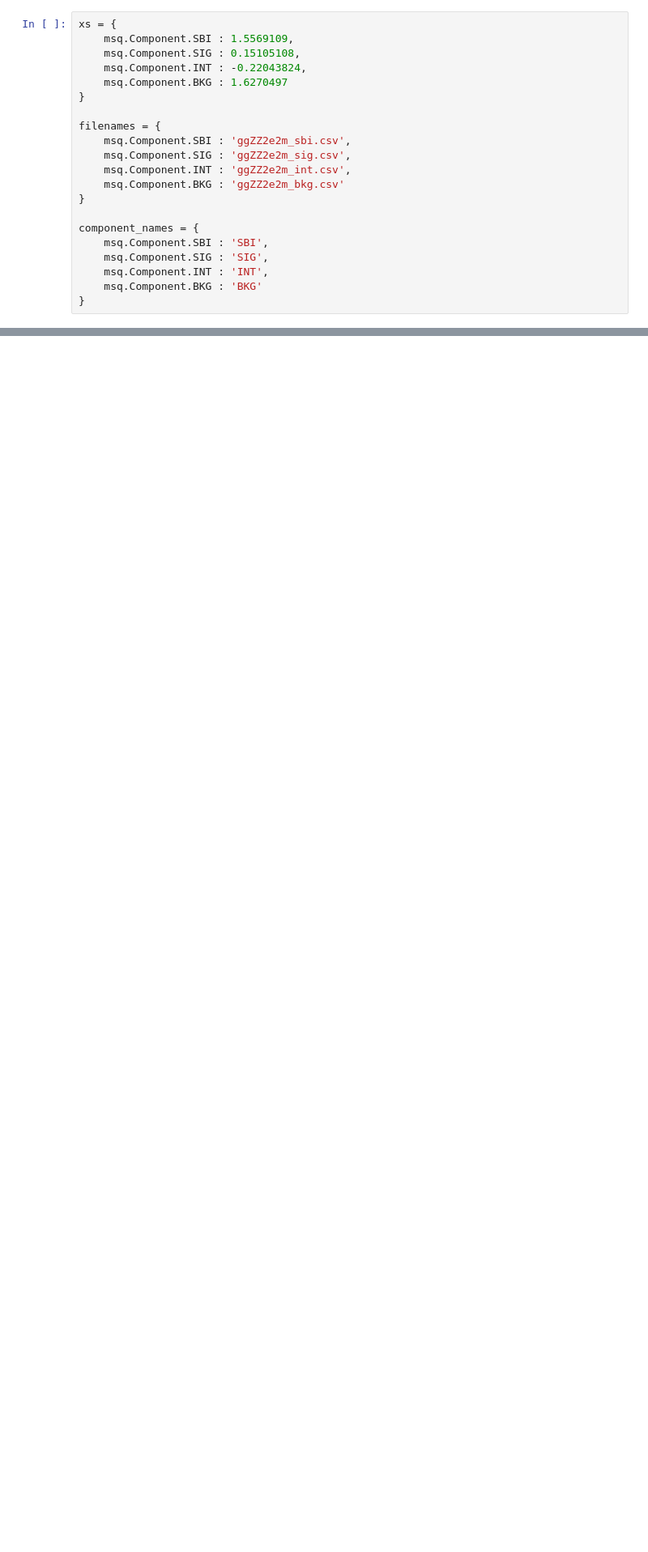
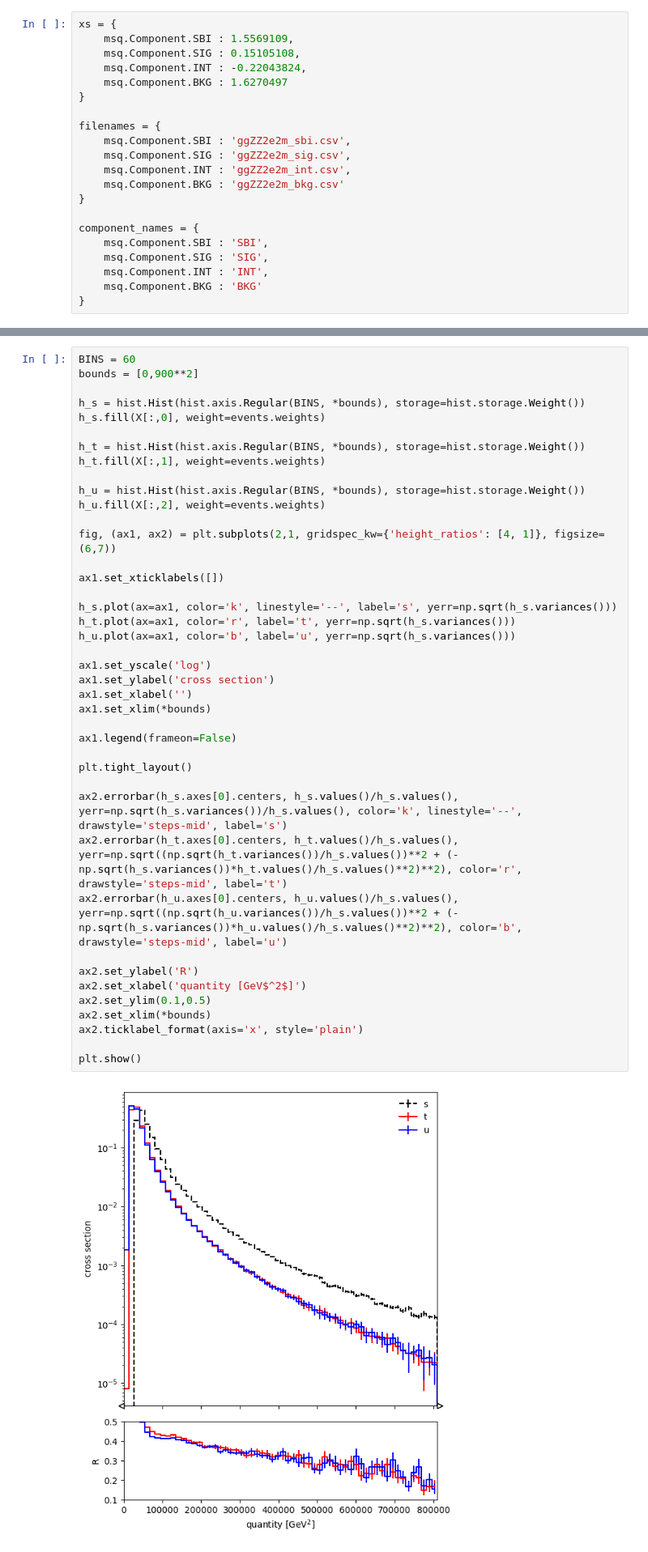
Before and after one commit to hep-cce/nsbi4hep, a Jupyter notebook: notebooks/check-mandelstam.ipynb, the cells around one changed output, grey strips where cells are left out. Shown at 81% size. Saved outputs shown, nothing was run; the diff lists cells and outputs as text; blank space fills up the shorter version.

```diff
--- a/notebooks/check-mandelstam.ipynb
+++ b/notebooks/check-mandelstam.ipynb
@@ -47 +55,44 @@ X = sample.kinematics[['mandelstam_s', 'mandelstam_t', 'mandelstam_u']].to_numpy
+# %%
+BINS = 60
+bounds = [0,900**2]
+
+h_s = hist.Hist(hist.axis.Regular(BINS, *bounds), storage=hist.storage.Weight())
+h_s.fill(X[:,0], weight=events.weights)
+
+h_t = hist.Hist(hist.axis.Regular(BINS, *bounds), storage=hist.storage.Weight())
+h_t.fill(X[:,1], weight=events.weights)
+
+h_u = hist.Hist(hist.axis.Regular(BINS, *bounds), storage=hist.storage.Weight())
+h_u.fill(X[:,2], weight=events.weights)
+
+fig, (ax1, ax2) = plt.subplots(2,1, gridspec_kw={'height_ratios': [4, 1]}, figsize=(6,7))
+
+ax1.set_xticklabels([])
+
+h_s.plot(ax=ax1, color='k', linestyle='--', label='s', yerr=np.sqrt(h_s.variances()))
+h_t.plot(ax=ax1, color='r', label='t', yerr=np.sqrt(h_s.variances()))
+h_u.plot(ax=ax1, color='b', label='u', yerr=np.sqrt(h_s.variances()))
+
+ax1.set_yscale('log')
+ax1.set_ylabel('cross section')
+ax1.set_xlabel('')
+ax1.set_xlim(*bounds)
+
+ax1.legend(frameon=False)
+
+plt.tight_layout()
+
+ax2.errorbar(h_s.axes[0].centers, h_s.values()/h_s.values(), yerr=np.sqrt(h_s.variances())/h_s.values(), color='k', linestyle='--', drawstyle='steps-mid', label='s')
+ax2.errorbar(h_t.axes[0].centers, h_t.values()/h_s.values(), yerr=np.sqrt((np.sqrt(h_t.variances())/h_s.values())**2 + (-np.sqrt(h_s.variances())*h_t.values()/h_s.values()**2)**2), color='r', drawstyle='steps-mid', label='t')
+ax2.errorbar(h_u.axes[0].centers, h_u.values()/h_s.values(), yerr=np.sqrt((np.sqrt(h_u.variances())/h_s.values())**2 + (-np.sqrt(h_s.variances())*h_u.values()/h_s.values()**2)**2), color='b', drawstyle='steps-mid', label='u')
+
+ax2.set_ylabel('R')
+ax2.set_xlabel('quantity [GeV$^2$]')
+ax2.set_ylim(0.1,0.5)
+ax2.set_xlim(*bounds)
+ax2.ticklabel_format(axis='x', style='plain')
+
+plt.show()
+# %% [output]
+[figure, added]
 # %%
```
Also changed, not shown: parts of 8 cells of this notebook.
